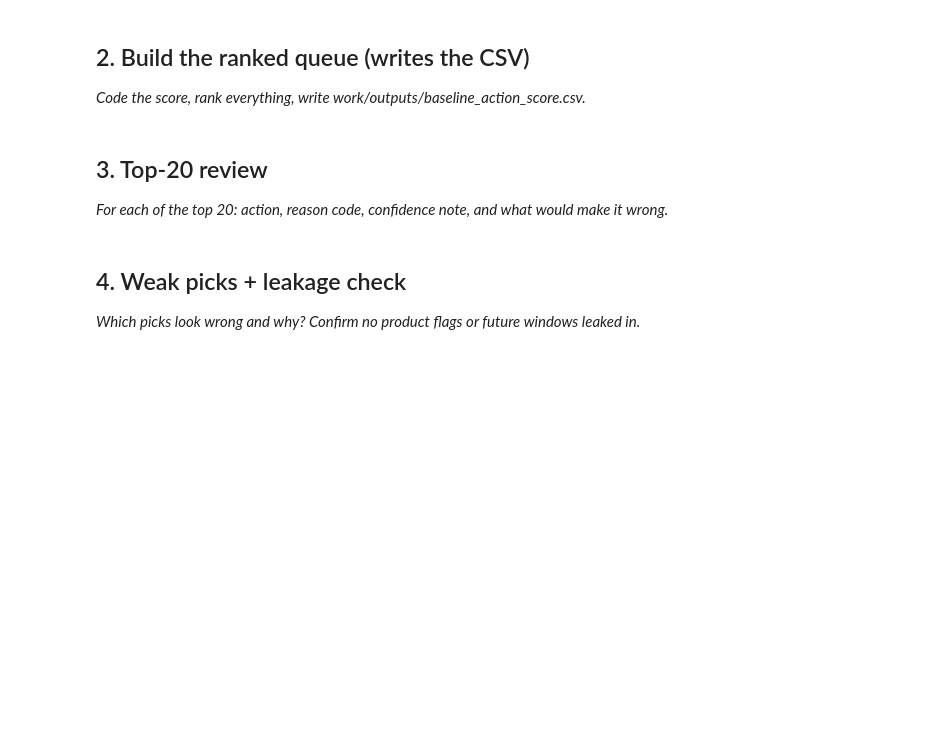
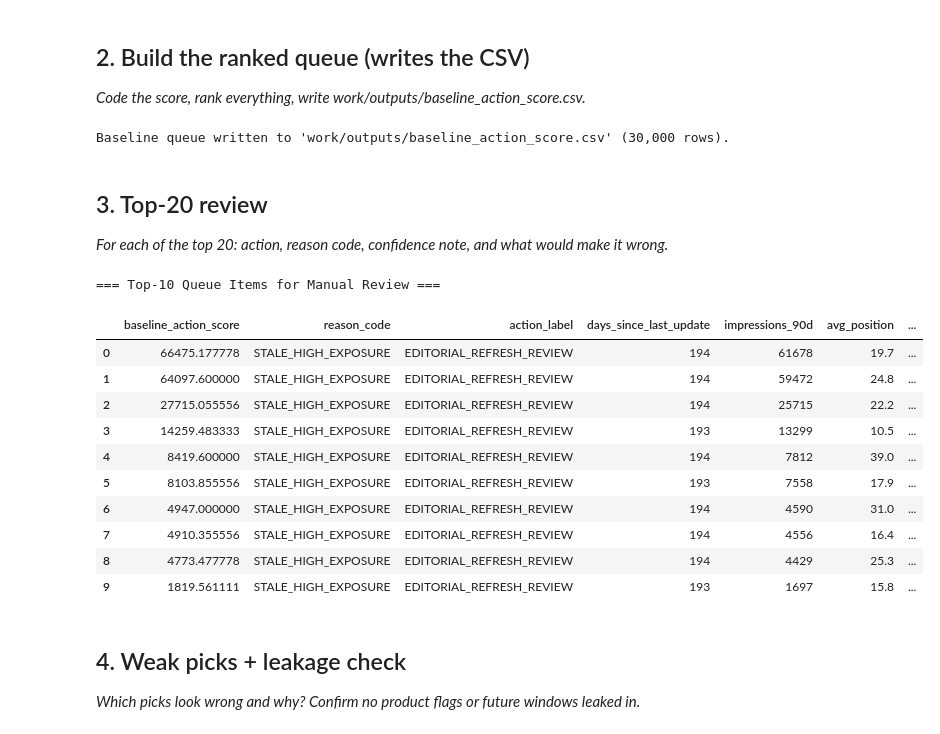
Before and after one commit to AviJxn/flyrank-ml-internship, a Jupyter notebook: work/notebooks/w04_baseline_score.ipynb, the cells around one changed output. Cells and saved outputs as stored; diff of their text form; code cells hidden in the pictures; blank space fills up the shorter version.

```diff
--- a/work/notebooks/w04_baseline_score.ipynb
+++ b/work/notebooks/w04_baseline_score.ipynb
@@ -23,3 +82,57 @@ This skeleton is yours to fill. Work the sections **in order** — each one has
+# %%
+# Create work/outputs directory if it doesn't exist
+os.makedirs("work/outputs", exist_ok=True)
+
+# 1. Baseline Score Encoding
+# Rule logic: Rank stale pages (>=180 days) with high visibility (>=500 impressions) by exposure
+stale_mask = (df["days_since_last_update"] >= 180)
+visible_mask = (df["impressions_90d"] >= 500)
+
+# Continuous baseline action score
+df["baseline_action_score"] = np.where(
+    stale_mask & visible_mask,
+    df["impressions_90d"] * (df["days_since_last_update"] / 180.0),
+    0.0
+)
+
+# Assign Reason Code & Action Label
+def assign_action_meta(row):
+    if row["baseline_action_score"] > 0:
+        return pd.Series({
+            "reason_code": "STALE_HIGH_EXPOSURE",
+            "action_label": "EDITORIAL_REFRESH_REVIEW"
+        })
+    else:
+        return pd.Series({
+            "reason_code": "LOW_PRIORITY_OR_FRESH",
+            "action_label": "MONITOR"
+        })
+
+meta_df = df.apply(assign_action_meta, axis=1)
+df["reason_code"] = meta_df["reason_code"]
+df["action_label"] = meta_df["action_label"]
+
+# Sort by Baseline Action Score descending
+ranked_queue = df.sort_values(by="baseline_action_score", ascending=False).reset_index(drop=True)
+
+# Export ranked queue to CSV
+output_csv = "work/outputs/baseline_action_score.csv"
+export_cols = [
+    "baseline_action_score",
+    "reason_code",
+    "action_label",
+    "days_since_last_update",
+    "impressions_90d",
+    "avg_position",
+    "ctr",
+    "trend_direction",
+    "is_declining"
+]
+
+ranked_queue[export_cols].to_csv(output_csv, index=False)
+print(f"Baseline queue written to '{output_csv}' ({len(ranked_queue):,} rows).")
+# %% [output]
+Baseline queue written to 'work/outputs/baseline_action_score.csv' (30,000 rows).
 # %% [markdown]
 ## 3. Top-20 review
 
@@ -30,3 +140,22 @@ This skeleton is yours to fill. Work the sections **in order** — each one has
+# %%
+top10 = ranked_queue.head(10)[
+    ["baseline_action_score", "reason_code", "action_label", "days_since_last_update", "impressions_90d", "avg_position", "ctr", "trend_direction"]
+]
+print("=== Top-10 Queue Items for Manual Review ===")
+display(top10)
+# %% [output]
+=== Top-10 Queue Items for Manual Review ===
+|  | baseline_action_score | reason_code | action_label | days_since_last_update | impressions_90d | avg_position | ... |
+| 0 | 66475.177778 | STALE_HIGH_EXPOSURE | EDITORIAL_REFRESH_REVIEW | 194 | 61678 | 19.7 | ... |
+| 1 | 64097.600000 | STALE_HIGH_EXPOSURE | EDITORIAL_REFRESH_REVIEW | 194 | 59472 | 24.8 | ... |
+| 2 | 27715.055556 | STALE_HIGH_EXPOSURE | EDITORIAL_REFRESH_REVIEW | 194 | 25715 | 22.2 | ... |
+| 3 | 14259.483333 | STALE_HIGH_EXPOSURE | EDITORIAL_REFRESH_REVIEW | 193 | 13299 | 10.5 | ... |
+| 4 | 8419.600000 | STALE_HIGH_EXPOSURE | EDITORIAL_REFRESH_REVIEW | 194 | 7812 | 39.0 | ... |
+| 5 | 8103.855556 | STALE_HIGH_EXPOSURE | EDITORIAL_REFRESH_REVIEW | 193 | 7558 | 17.9 | ... |
+| 6 | 4947.000000 | STALE_HIGH_EXPOSURE | EDITORIAL_REFRESH_REVIEW | 194 | 4590 | 31.0 | ... |
+| 7 | 4910.355556 | STALE_HIGH_EXPOSURE | EDITORIAL_REFRESH_REVIEW | 194 | 4556 | 16.4 | ... |
+| 8 | 4773.477778 | STALE_HIGH_EXPOSURE | EDITORIAL_REFRESH_REVIEW | 194 | 4429 | 25.3 | ... |
+| 9 | 1819.561111 | STALE_HIGH_EXPOSURE | EDITORIAL_REFRESH_REVIEW | 193 | 1697 | 15.8 | ... |
 # %% [markdown]
 ## 4. Weak picks + leakage check
 
```
Also changed, not shown: parts of 8 cells of this notebook.
